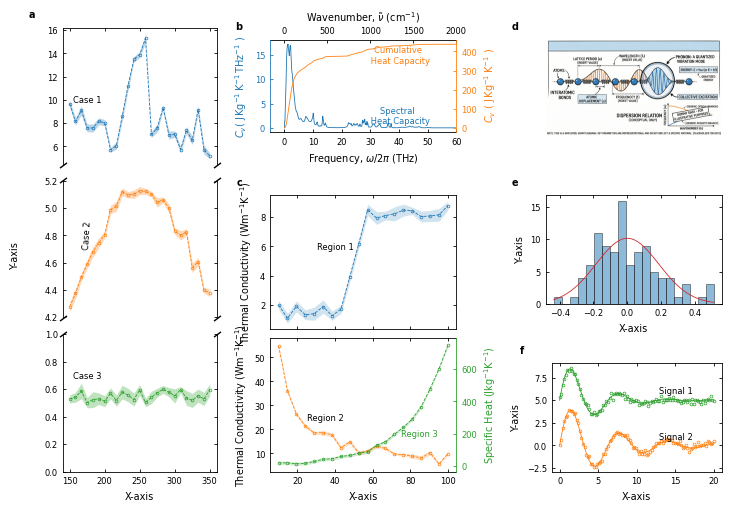
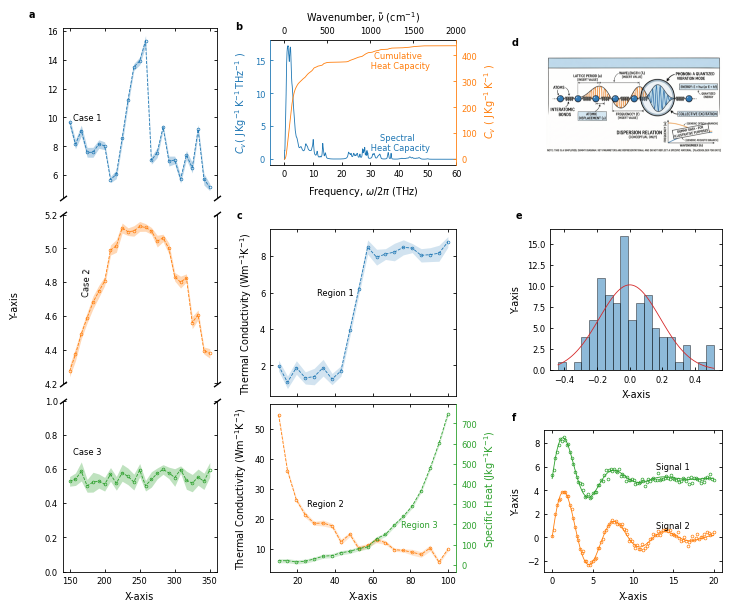
The notebook cell's code change between the first figure and the second:
--- before
+++ after
@@ -1,5 +1,4 @@
-figpanel = plt.figure(figsize=(7.2,5.0),constrained_layout=True)
-
 #==================== Layout 1 ============================================
+figpanel = plt.figure(figsize=(7.2,6.0),constrained_layout=True)
 gs = GridSpec(nrows=3, ncols=3, figure=figpanel,width_ratios=[0.8,1,0.8])
 subfigA = figpanel.add_subfigure(gs[:, 0])
@@ -18,4 +17,5 @@
 
 #===================== Layout 2 (uncomment to use)===============================================
+# figpanel = plt.figure(figsize=(7.2,4.5),constrained_layout=True)
 # gs = GridSpec(nrows=2, ncols=3, figure=figpanel,width_ratios=[1,1,1])
 # subfigA = figpanel.add_subfigure(gs[:, 0])

Commit: Update demo_figure_panel.ipynb